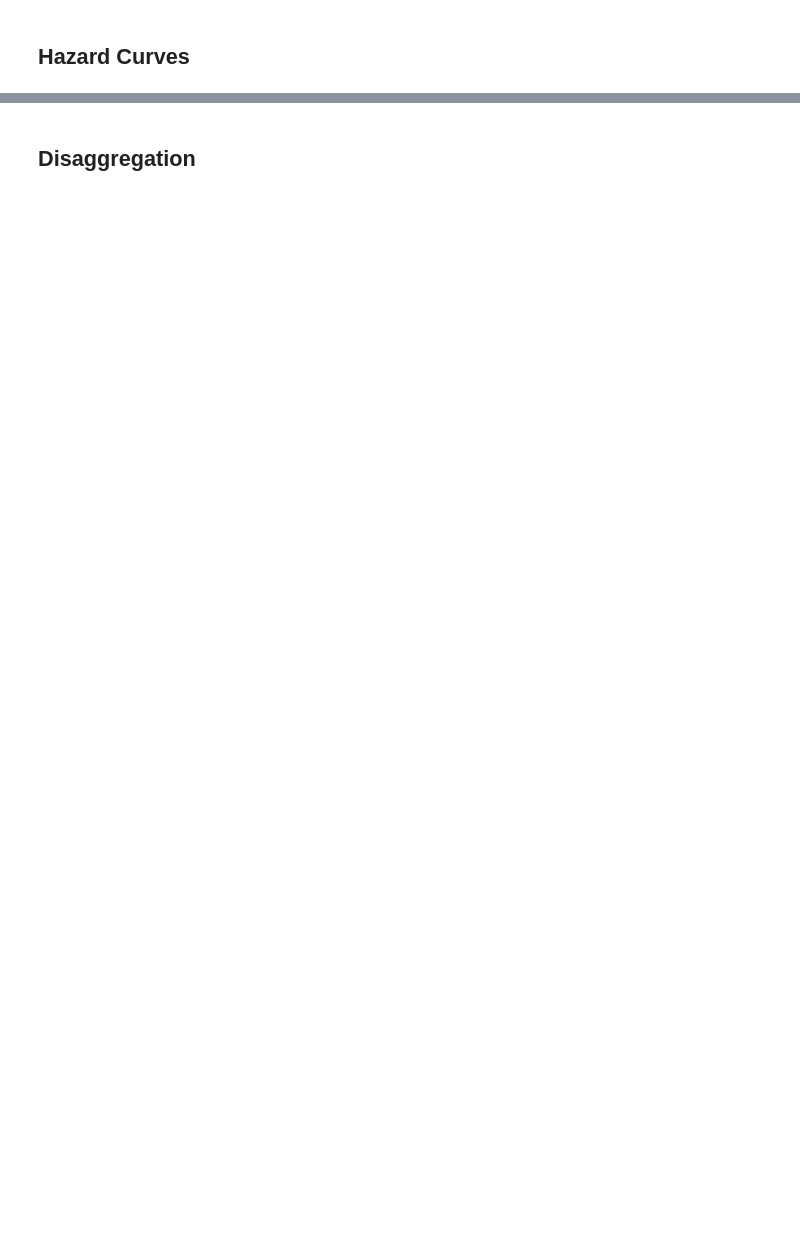
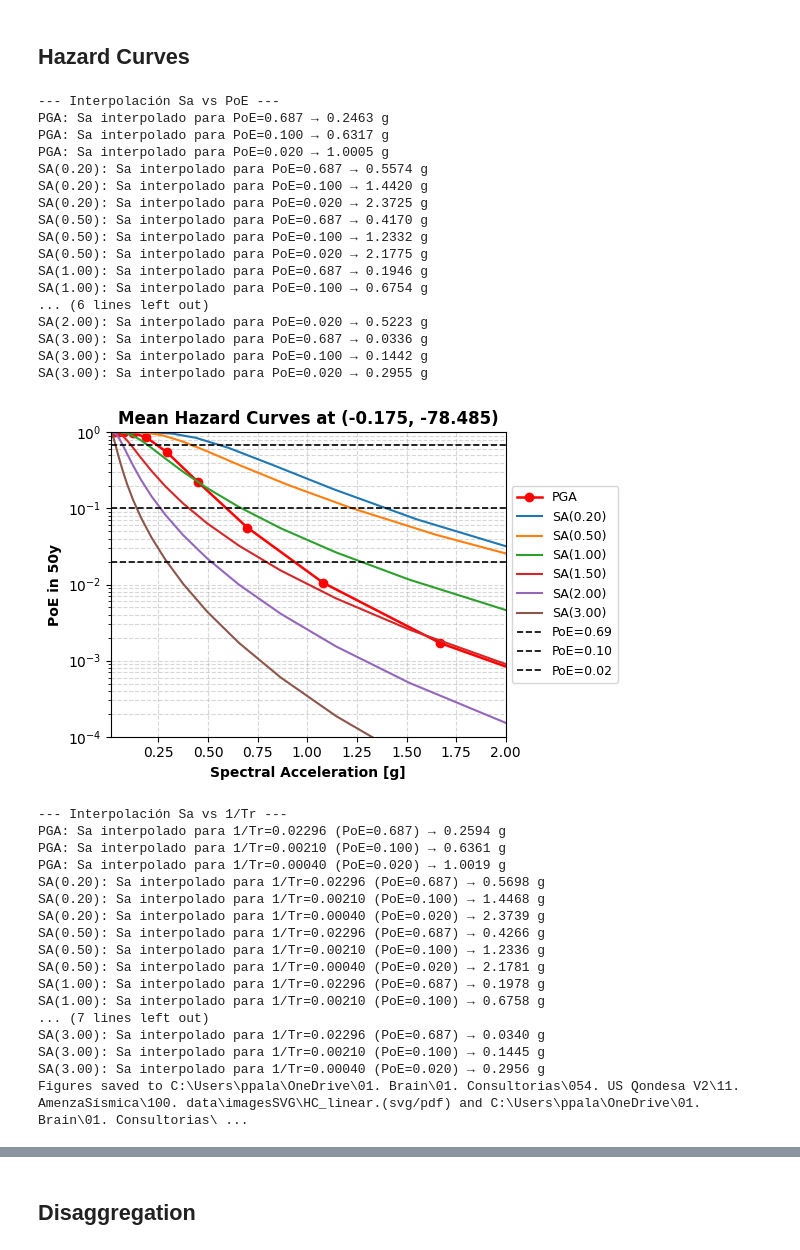
Before and after one commit to ppalacios92/OpenQuakeUHS, a Jupyter notebook: src/OpenQuakeUHS/examples/Main_Openqake_Hazard.ipynb, the cells around one changed output, grey strips where cells are left out. Drawn from its saved outputs; the diff is of its cells as text; code cells hidden in the pictures; blank space fills up the shorter version.

```diff
--- a/src/OpenQuakeUHS/examples/Main_Openqake_Hazard.ipynb
+++ b/src/OpenQuakeUHS/examples/Main_Openqake_Hazard.ipynb
@@ -55,14 +85,50 @@ uhs.plot(poe=poe)
 ## Hazard Curves
 # %%
 # mean_hc, rlz_hc, quantile_hc = classify_hazard_files(r"data\hazard_curves")
-mean_hc, rlz_hc, quantile_hc = classify_hazard_files(r'C:\Users\ppala\OneDrive\01. Brain\01. Consultorias\071. Amenaza Clinica Mosquera\01. SeismicHazard PSHA\data\hazard_curves')
+mean_hc, rlz_hc, quantile_hc = classify_hazard_files(r'C:\Users\ppala\OneDrive\01. Brain\01. Consultorias\054. US Qondesa V2\11. AmenzaSísmica\100. data\hazard_curves')
 plot_mean_and_rlz_hazard_curves(mean_files=mean_hc,
                                 rlz_files=None,
                                 periods=[0.01 , 0.2 ,0.50, 1.0 , 1.5 , 2.0 , 3.0] ,
                                 reference_value=[0.687 , 0.1 , 0.02],
                                  save_path = os.path.join(SVG_path, "HC"),
                                   )
 # plot_mean_and_rlz_hazard_curves(mean_files=mean_hc, rlz_files=None, periods=[0.01 , 0.05, 0.075, 0.10, 0.15,  0.2 , 0.25, 0.30, 0.40, 0.50, 0.60,  0.75 , 1.0 ,1.25,  1.5 , 2.0 , 3.0, 4, 5] , reference_value=0.1)
 
 # plot_mean_and_rlz_hazard_curves(mean_files=mean_hc, rlz_files=None, periods=[0.01 , 0.1, 0.2, 0.5 ,1 ,2,3])
 # plot_mean_and_rlz_hazard_curves(mean_files=mean_hc, rlz_files=None, periods=[0.01 , 0.1, 0.2 , 0.5 , 1 ], reference_value=0.1)
+# %% [output]
+--- Interpolación Sa vs PoE ---
+PGA: Sa interpolado para PoE=0.687 → 0.2463 g
+PGA: Sa interpolado para PoE=0.100 → 0.6317 g
+PGA: Sa interpolado para PoE=0.020 → 1.0005 g
+SA(0.20): Sa interpolado para PoE=0.687 → 0.5574 g
+SA(0.20): Sa interpolado para PoE=0.100 → 1.4420 g
+SA(0.20): Sa interpolado para PoE=0.020 → 2.3725 g
+SA(0.50): Sa interpolado para PoE=0.687 → 0.4170 g
+SA(0.50): Sa interpolado para PoE=0.100 → 1.2332 g
+SA(0.50): Sa interpolado para PoE=0.020 → 2.1775 g
+SA(1.00): Sa interpolado para PoE=0.687 → 0.1946 g
+SA(1.00): Sa interpolado para PoE=0.100 → 0.6754 g
+... (6 lines left out)
+SA(2.00): Sa interpolado para PoE=0.020 → 0.5223 g
+SA(3.00): Sa interpolado para PoE=0.687 → 0.0336 g
+SA(3.00): Sa interpolado para PoE=0.100 → 0.1442 g
+SA(3.00): Sa interpolado para PoE=0.020 → 0.2955 g
+[figure, added]
+--- Interpolación Sa vs 1/Tr ---
+PGA: Sa interpolado para 1/Tr=0.02296 (PoE=0.687) → 0.2594 g
+PGA: Sa interpolado para 1/Tr=0.00210 (PoE=0.100) → 0.6361 g
+PGA: Sa interpolado para 1/Tr=0.00040 (PoE=0.020) → 1.0019 g
+SA(0.20): Sa interpolado para 1/Tr=0.02296 (PoE=0.687) → 0.5698 g
+SA(0.20): Sa interpolado para 1/Tr=0.00210 (PoE=0.100) → 1.4468 g
+SA(0.20): Sa interpolado para 1/Tr=0.00040 (PoE=0.020) → 2.3739 g
+SA(0.50): Sa interpolado para 1/Tr=0.02296 (PoE=0.687) → 0.4266 g
+SA(0.50): Sa interpolado para 1/Tr=0.00210 (PoE=0.100) → 1.2336 g
+SA(0.50): Sa interpolado para 1/Tr=0.00040 (PoE=0.020) → 2.1781 g
+SA(1.00): Sa interpolado para 1/Tr=0.02296 (PoE=0.687) → 0.1978 g
+SA(1.00): Sa interpolado para 1/Tr=0.00210 (PoE=0.100) → 0.6758 g
+... (7 lines left out)
+SA(3.00): Sa interpolado para 1/Tr=0.02296 (PoE=0.687) → 0.0340 g
+SA(3.00): Sa interpolado para 1/Tr=0.00210 (PoE=0.100) → 0.1445 g
+SA(3.00): Sa interpolado para 1/Tr=0.00040 (PoE=0.020) → 0.2956 g
+Figures saved to C:\Users\ppala\OneDrive\01. Brain\01. Consultorias\054. US Qondesa V2\11. AmenzaSísmica\100. data\imagesSVG\HC_linear.(svg/pdf) and C:\Users\ppala\OneDrive\01. Brain\01. Consultorias\ ...
```
Also changed, not shown: parts of 7 cells of this notebook, 2 other files.
